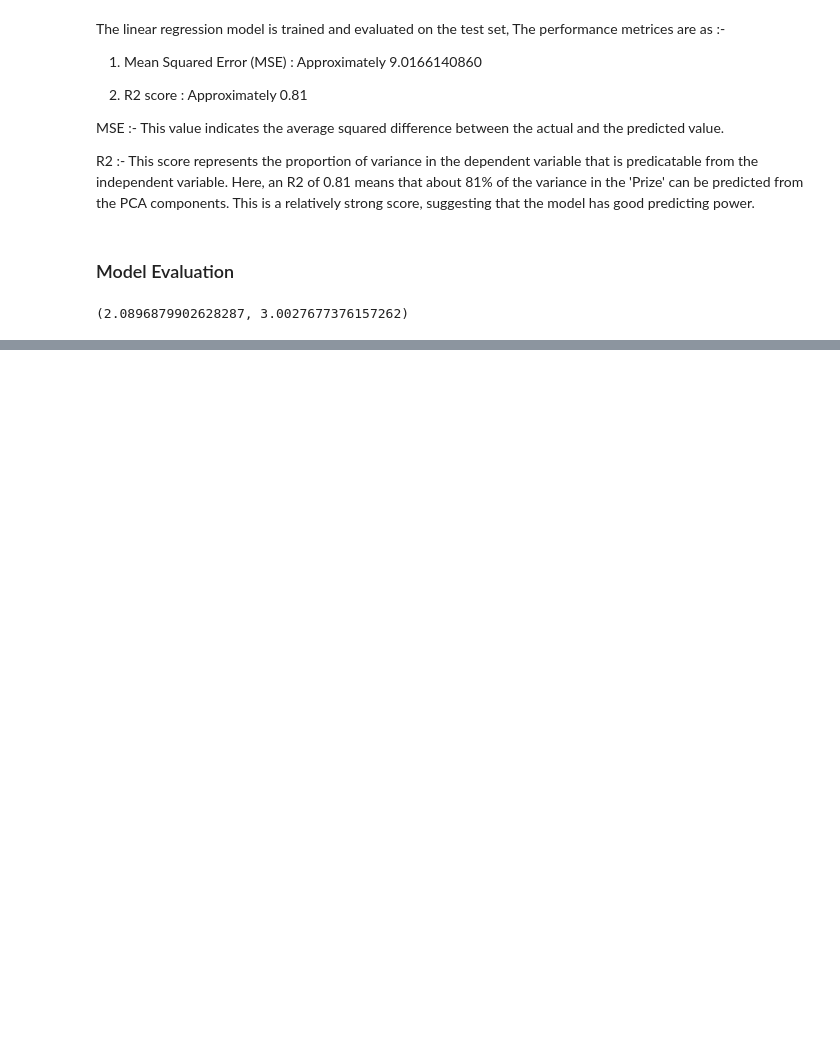
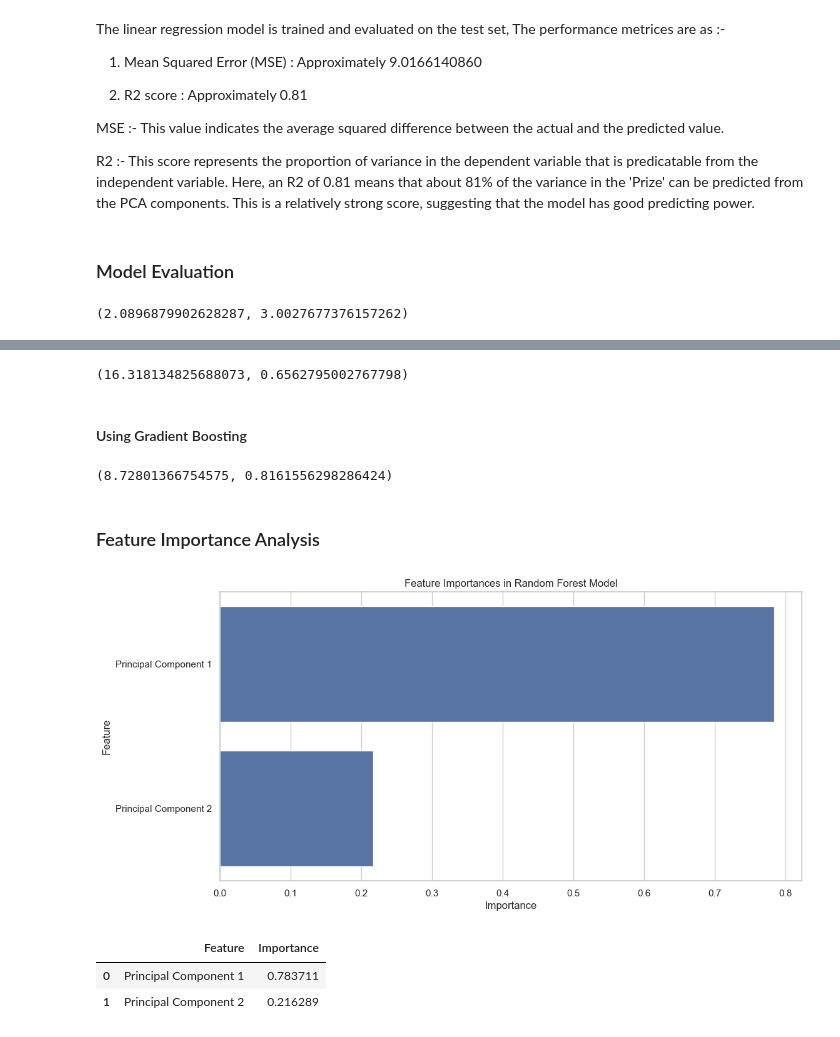
Before and after one commit to bhp001/Price-Prediction-for-Mobile-Phones, a Jupyter notebook: Feature Extraction and Price Prediction for Mobile Phones.ipynb, the cells around one changed output, grey strips where cells are left out. Cells and saved outputs as stored; diff of their text form; code cells hidden in the pictures; blank space fills up the shorter version.

```diff
--- a/Feature Extraction and Price Prediction for Mobile Phones.ipynb
+++ b/Feature Extraction and Price Prediction for Mobile Phones.ipynb
@@ -625,0 +701,6 @@ EMSE : This is a more sensitive measure to larger errors, an RSME of 3054.95 sug
+# %%
+dt_mse, dt_r2
+# %% [output]
+(16.318134825688073, 0.6562795002767798)
+# %% [markdown]
+#### Using Gradient Boosting
@@ -625,0 +720,33 @@ EMSE : This is a more sensitive measure to larger errors, an RSME of 3054.95 sug
+# %%
+gb_mse, gb_r2
+# %% [output]
+(8.72801366754575, 0.8161556298286424)
+# %% [markdown]
+### Feature Importance Analysis
+# %%
+# Extracting feature importance from the Random Forest model
+
+feature_importances = pipeline.named_steps['randomforestregressor'].feature_importances_
+
+# Creating a DataFrame for better visualization
+
+features_data = pd.DataFrame({
+    'Feature': X.columns,
+    'Importance': feature_importances
+}).sort_values(by="Importance", ascending=False)
+
+# Plotting the feature importance
+
+plt.figure(figsize=(12,6))
+sns.barplot(x='Importance', y="Feature", data=features_data)
+plt.title('Feature Importances in Random Forest Model')
+plt.xlabel('Importance')
+plt.ylabel('Feature')
+plt.show()
+
+features_data
+# %% [output]
+[figure, added]
+|  | Feature | Importance |
+| 0 | Principal Component 1 | 0.783711 |
+| 1 | Principal Component 2 | 0.216289 |
```
Also changed, not shown: parts of 21 cells of this notebook.
